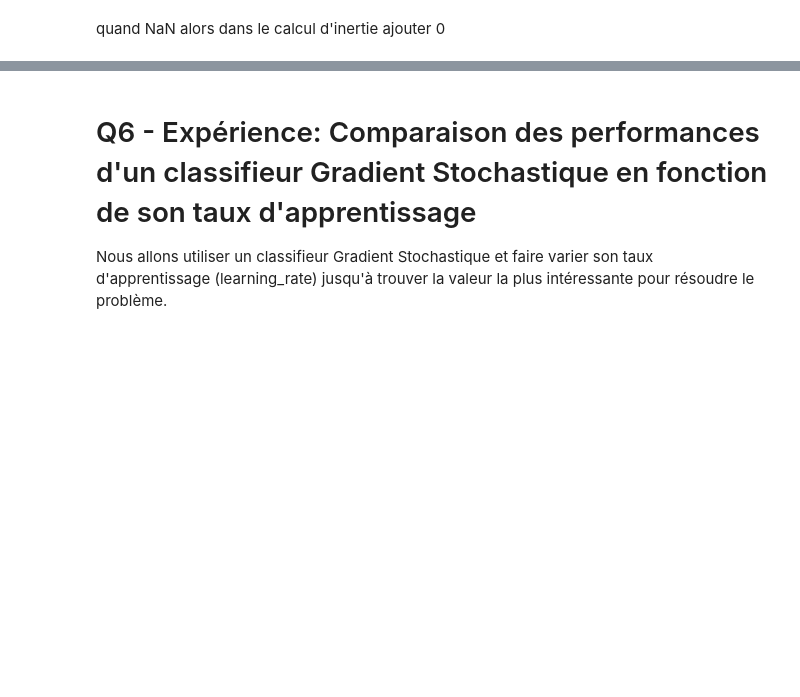
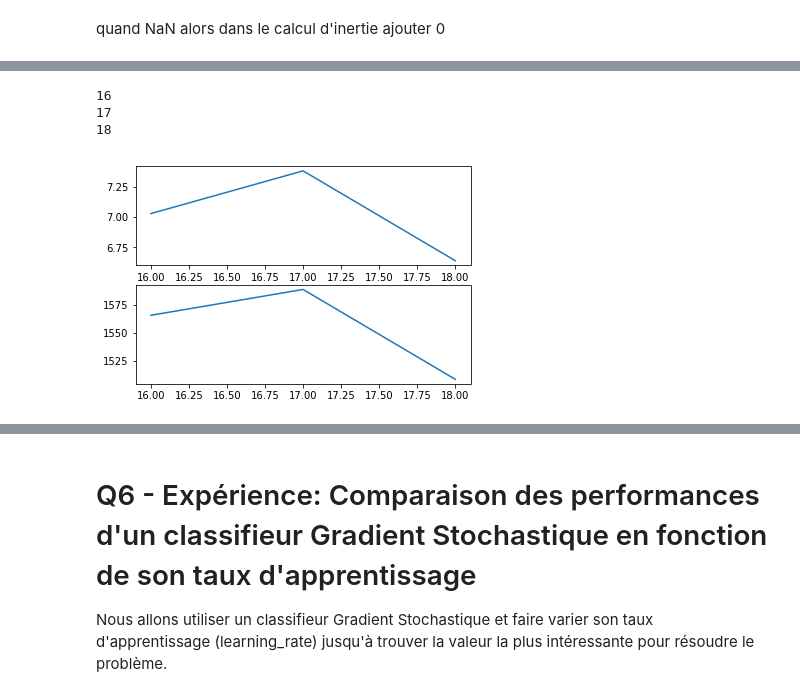
Before and after one commit to jouvev/projet3i026, a Jupyter notebook: projet.ipynb, the cells around one changed output, grey strips where cells are left out. Saved outputs shown, nothing was run; the diff lists cells and outputs as text; code cells hidden in the pictures; blank space fills up the shorter version.

```diff
--- a/projet.ipynb
+++ b/projet.ipynb
@@ -706,0 +818,7 @@ profils.iloc[mat[3]]
+# %%
+courbek(profils,[k for k in range(16,19)],10,5)
+# %% [output]
+16
+17
+18
+[figure, added]
```
Also changed, not shown: parts of 24 cells of this notebook, 2 other files.
